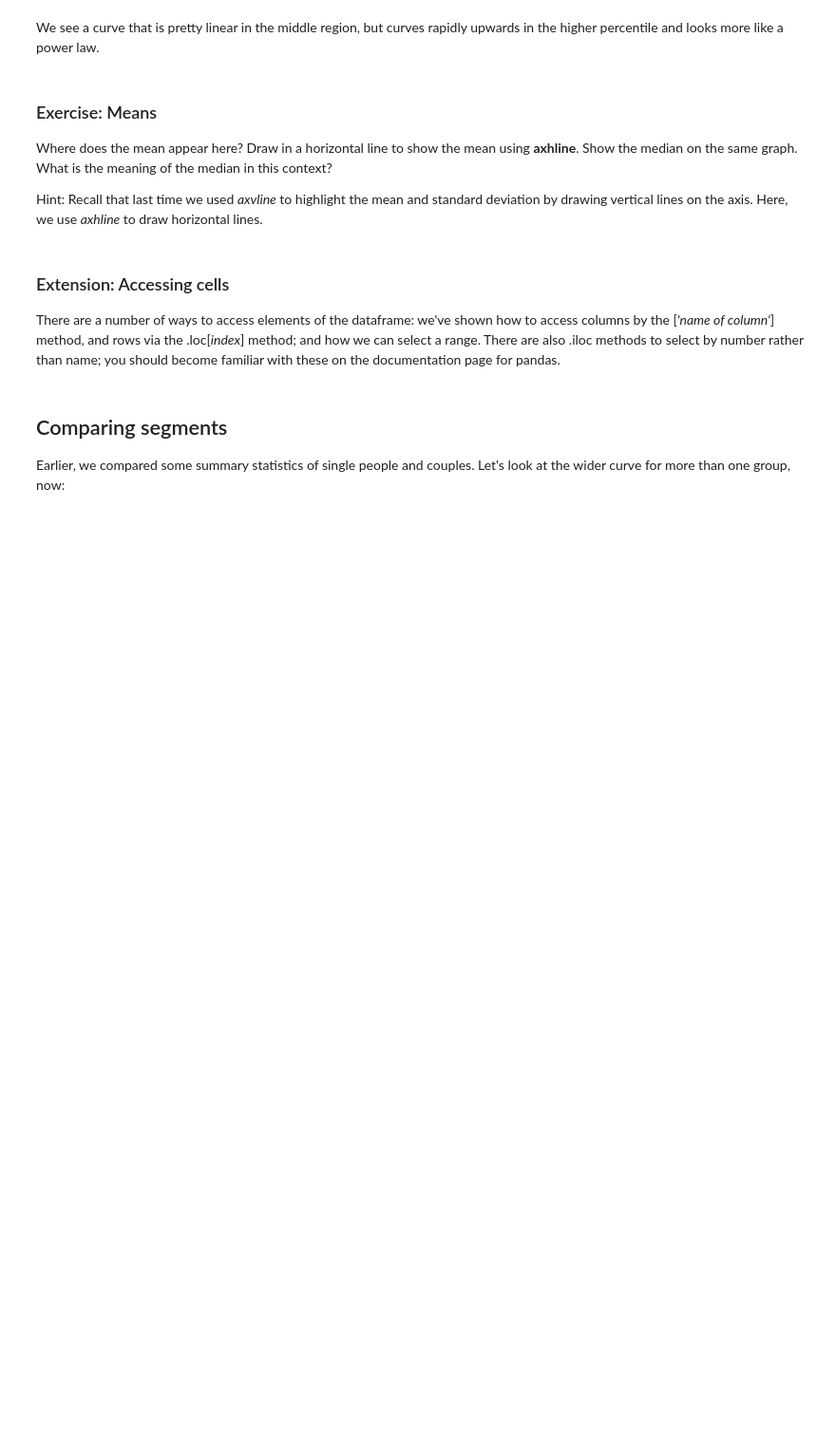
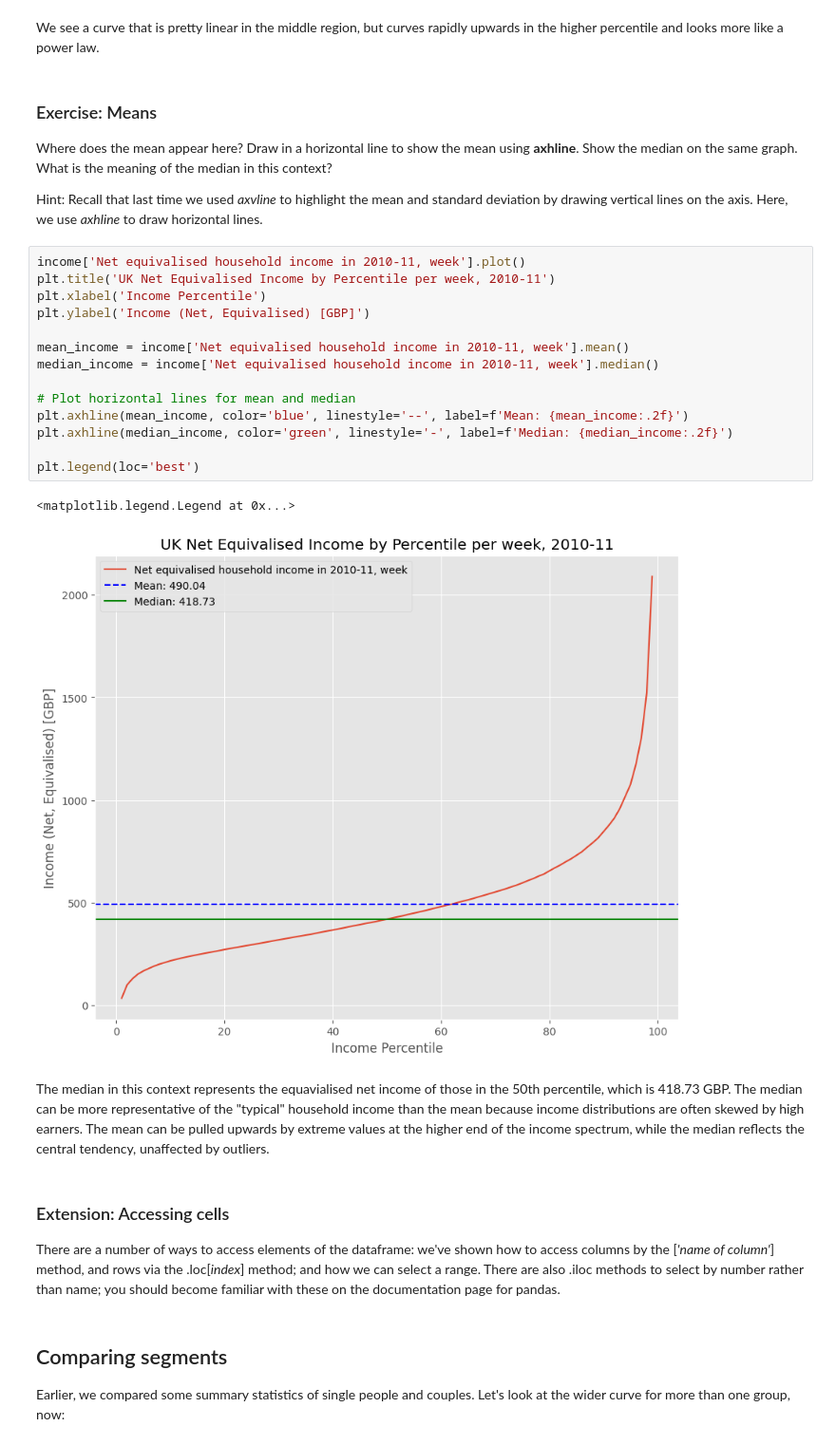
Before and after one commit to yihsun25/QM2, a Jupyter notebook: notebooks/W02. Pandas.ipynb, the cells around one changed output. Shown: that part at 95% size. Drawn from its saved outputs; the diff is of its cells as text; blank space fills up the shorter version.

```diff
--- a/notebooks/W02. Pandas.ipynb
+++ b/notebooks/W02. Pandas.ipynb
@@ -209,6 +210,25 @@ We see a curve that is pretty linear in the middle region, but curves rapidly up
 Where does the mean appear here? Draw in a horizontal line to show the mean using **axhline**. Show the median on the same graph. What is the meaning of the median in this context?
 
 Hint: Recall that last time we used *axvline* to highlight the mean and standard deviation by drawing vertical lines on the axis. Here, we use *axhline* to draw horizontal lines.
+# %%
+income['Net equivalised household income in 2010-11, week'].plot()
+plt.title('UK Net Equivalised Income by Percentile per week, 2010-11')
+plt.xlabel('Income Percentile')
+plt.ylabel('Income (Net, Equivalised) [GBP]')
+
+mean_income = income['Net equivalised household income in 2010-11, week'].mean()
+median_income = income['Net equivalised household income in 2010-11, week'].median()
+
+# Plot horizontal lines for mean and median
+plt.axhline(mean_income, color='blue', linestyle='--', label=f'Mean: {mean_income:.2f}')
+plt.axhline(median_income, color='green', linestyle='-', label=f'Median: {median_income:.2f}')
+
+plt.legend(loc='best')
+# %% [output]
+<matplotlib.legend.Legend at 0x...>
+[figure, added]
+# %% [markdown]
+The median in this context represents the equavialised net income of those in the 50th percentile, which is 418.73 GBP. The median can be more representative of the "typical" household income than the mean because income distributions are often skewed by high earners. The mean can be pulled upwards by extreme values at the higher end of the income spectrum, while the median reflects the central tendency, unaffected by outliers.
 # %% [markdown]
 ### Extension: Accessing cells
 
```
Also changed, not shown: parts of 8 cells of this notebook.
